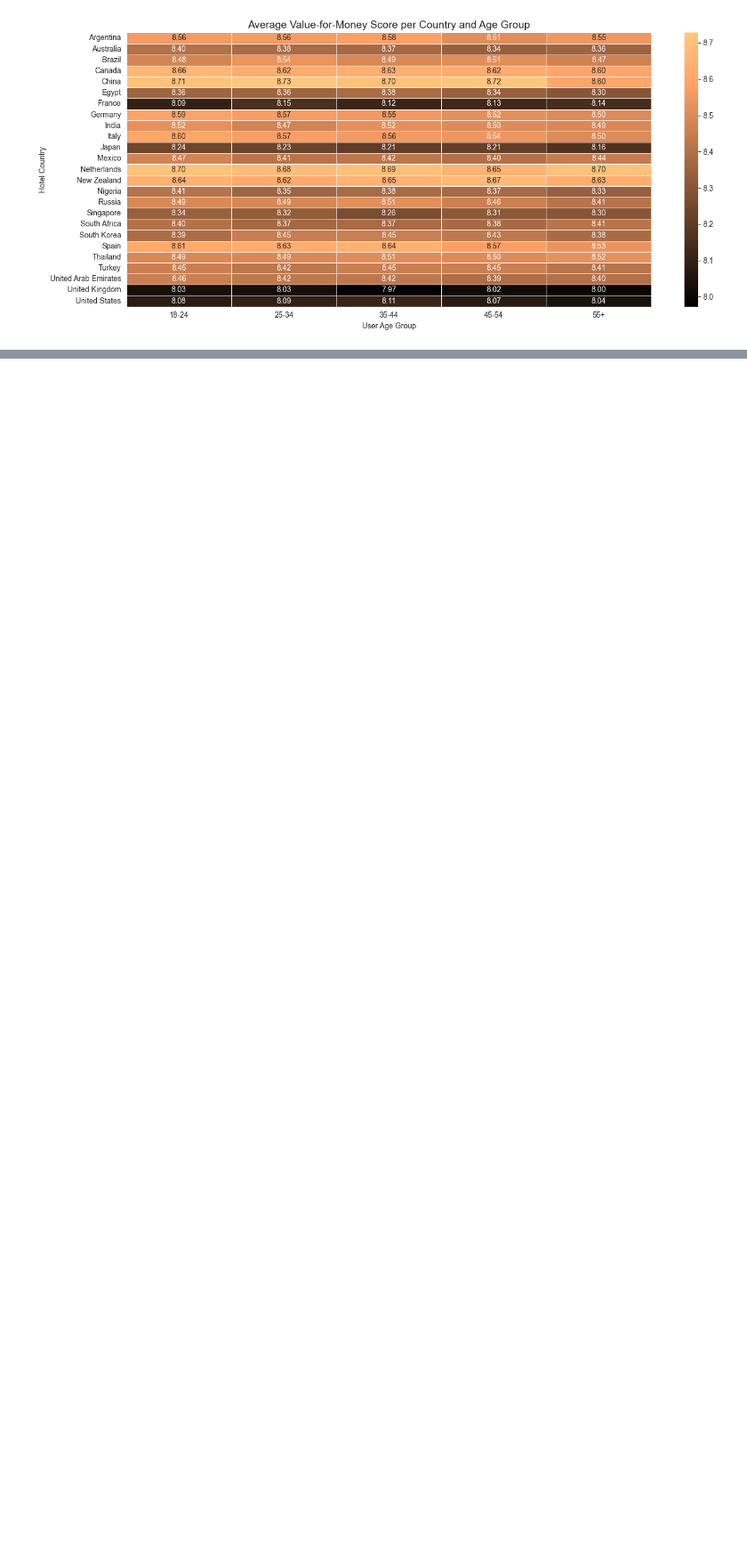
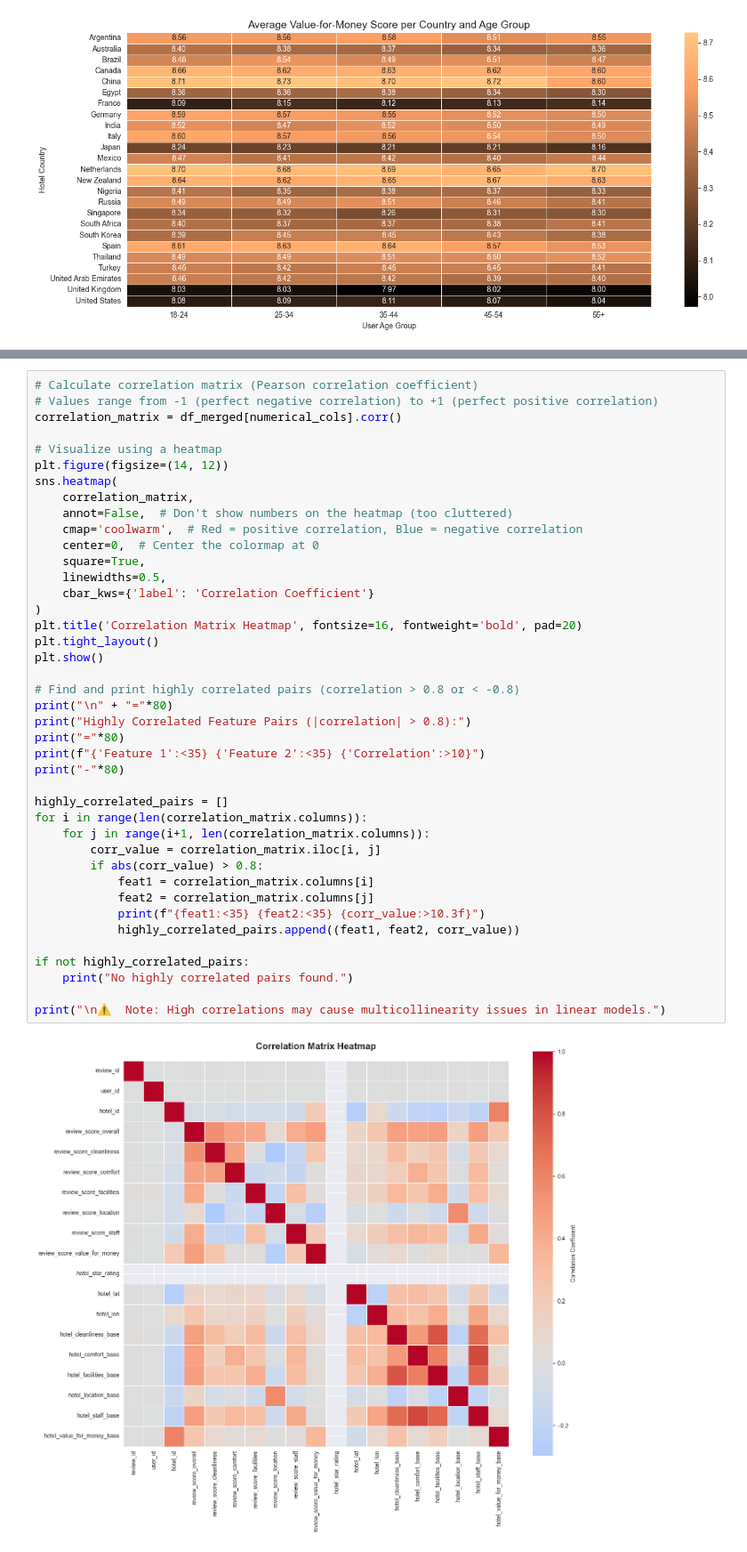
Before and after one commit to MohamedElquesni/ACL-International-Hotel-Booking-Analytics-, a Jupyter notebook: Milestone 1/Milestone 1.ipynb, the cells around one changed output, grey strips where cells are left out. Shown at 89% size. Drawn from its saved outputs; the diff is of its cells as text; blank space fills up the shorter version.

```diff
--- a/Milestone 1/Milestone 1.ipynb
+++ b/Milestone 1/Milestone 1.ipynb
@@ -453,0 +554,43 @@ memory usage: 6.9+ MB
+# %%
+# Calculate correlation matrix (Pearson correlation coefficient)
+# Values range from -1 (perfect negative correlation) to +1 (perfect positive correlation)
+correlation_matrix = df_merged[numerical_cols].corr()
+
+# Visualize using a heatmap
+plt.figure(figsize=(14, 12))
+sns.heatmap(
+    correlation_matrix,
+    annot=False,  # Don't show numbers on the heatmap (too cluttered)
+    cmap='coolwarm',  # Red = positive correlation, Blue = negative correlation
+    center=0,  # Center the colormap at 0
+    square=True,
+    linewidths=0.5,
+    cbar_kws={'label': 'Correlation Coefficient'}
+)
+plt.title('Correlation Matrix Heatmap', fontsize=16, fontweight='bold', pad=20)
+plt.tight_layout()
+plt.show()
+
+# Find and print highly correlated pairs (correlation > 0.8 or < -0.8)
+print("\n" + "="*80)
+print("Highly Correlated Feature Pairs (|correlation| > 0.8):")
+print("="*80)
+print(f"{'Feature 1':<35} {'Feature 2':<35} {'Correlation':>10}")
+print("-"*80)
+
+highly_correlated_pairs = []
+for i in range(len(correlation_matrix.columns)):
+    for j in range(i+1, len(correlation_matrix.columns)):
+        corr_value = correlation_matrix.iloc[i, j]
+        if abs(corr_value) > 0.8:
+            feat1 = correlation_matrix.columns[i]
+            feat2 = correlation_matrix.columns[j]
+            print(f"{feat1:<35} {feat2:<35} {corr_value:>10.3f}")
+            highly_correlated_pairs.append((feat1, feat2, corr_value))
+
+if not highly_correlated_pairs:
+    print("No highly correlated pairs found.")
+
+print("\n⚠️  Note: High correlations may cause multicollinearity issues in linear models.")
+# %% [output]
+[figure, added]
```
Also changed, not shown: parts of 76 cells of this notebook, 1 other file.
